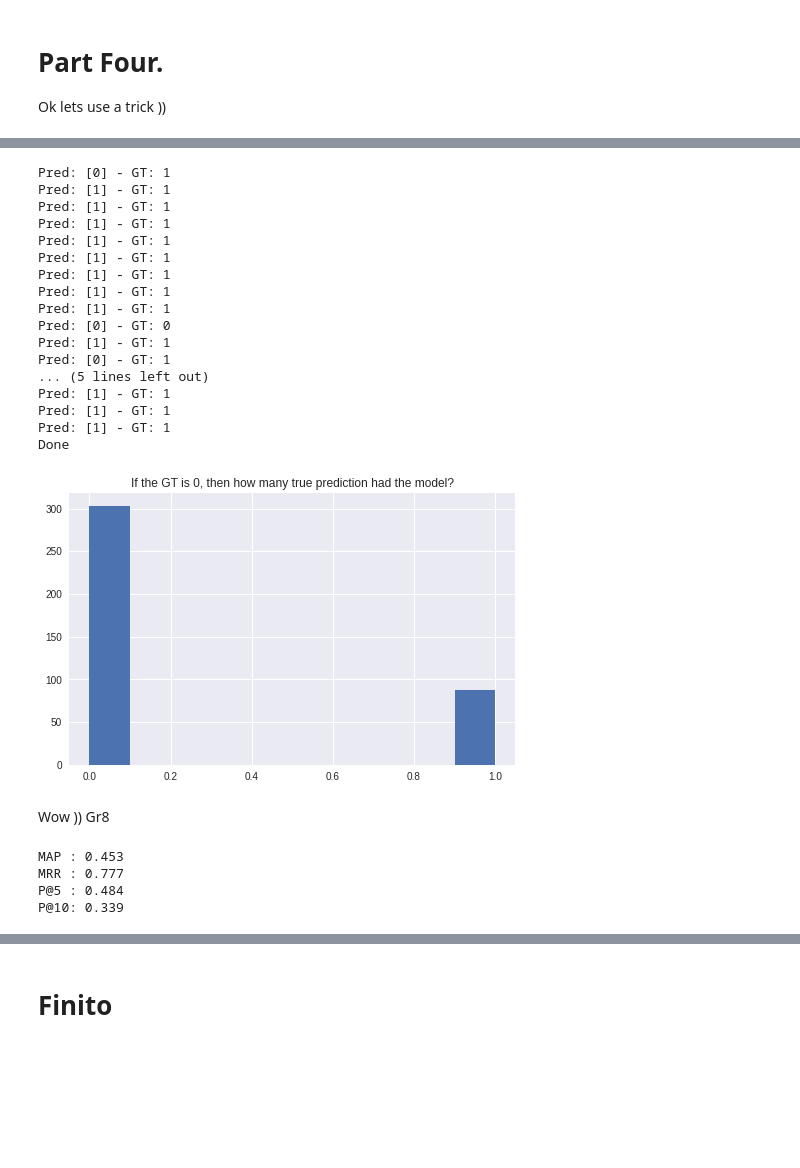
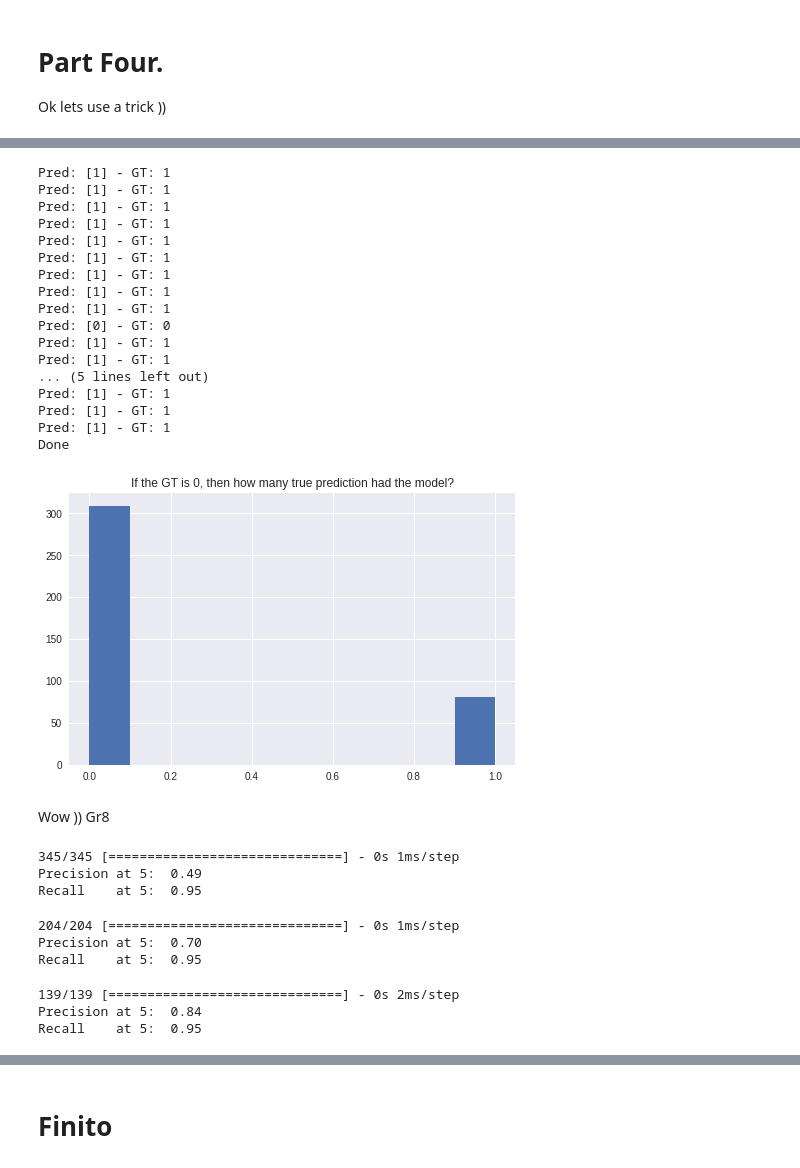
Before and after one commit to nahbos/AUT-Advanced-Information-Retrieval, a Jupyter notebook: Ex03/recommender_system.ipynb, the cells around one changed output, grey strips where cells are left out. Drawn from its saved outputs; the diff is of its cells as text; code cells hidden in the pictures; blank space fills up the shorter version.

```diff
--- a/Ex03/recommender_system.ipynb
+++ b/Ex03/recommender_system.ipynb
@@ -572,8 +643,8 @@ fc2 = Dense(32, activation='relu')(fc1)
 out = Dense(1, activation='sigmoid')(fc2)
 
 # Create model and compile it
-model = Model([user_input, restaurant_input, user_average_rates_input, restaurant_average_rates_input], out)
-model.compile(loss='binary_crossentropy', optimizer='adam', metrics=['accuracy'])
+advanced_model = Model([user_input, restaurant_input, user_average_rates_input, restaurant_average_rates_input], out)
+advanced_model.compile(loss='binary_crossentropy', optimizer='adam', metrics=['accuracy'])
 # %%
 train_user_avg = get_avg(train, 'user_id')
 train_restaurant_avg = get_avg(train, 'business_id')
@@ -582,9 +653,9 @@ val_restaurant_avg = get_avg(val, 'business_id')
 test_user_avg = get_avg(test, 'user_id')
 test_restaurant_avg = get_avg(test, 'business_id')
 # %%
-history = model.fit([train.user_id, train.business_id, train_user_avg, train_restaurant_avg], get_binary(train.rating),
-                    epochs=5,
-                    validation_data=([val.user_id, val.business_id, val_user_avg, val_restaurant_avg], get_binary(val.rating)),
-                    verbose=1)
+history = advanced_model.fit([train.user_id, train.business_id, train_user_avg, train_restaurant_avg], get_binary(train.rating),
+                        epochs=5,
+                        validation_data=([val.user_id, val.business_id, val_user_avg, val_restaurant_avg], get_binary(val.rating)),
+                        verbose=1)
 # %% [output]
 Epoch 1/5
@@ -605,3 +676,3 @@ model.evaluate([test.user_id, test.business_id, test_user_avg, test_restaurant_a
 # %%
-predictions = model.predict([test.user_id, test.business_id, test_user_avg, test_restaurant_avg])
+advanced_predictions = advanced_model.predict([test.user_id, test.business_id, test_user_avg, test_restaurant_avg])
 # %% [output]
@@ -609,8 +680,8 @@ predictions = model.predict([test.user_id, test.business_id, test_user_avg, test
 # %%
-[print('Pred: {} - GT: {}'.format([0 if predictions[i] < 0.5 else 1], get_binary(test.rating)[i])) for i in range(60, 80)]
+[print('Pred: {} - GT: {}'.format([0 if advanced_predictions[i] < 0.5 else 1], get_binary(test.rating)[i])) for i in range(60, 80)]
 print('Done')
 # %% [output]
-Pred: [0] - GT: 1
+Pred: [1] - GT: 1
 Pred: [1] - GT: 1
 Pred: [1] - GT: 1
 Pred: [1] - GT: 1
@@ -621,33 +692,43 @@ Pred: [1] - GT: 1
 Pred: [1] - GT: 1
 Pred: [0] - GT: 0
 Pred: [1] - GT: 1
-Pred: [0] - GT: 1
+Pred: [1] - GT: 1
 ... (5 lines left out)
 Pred: [1] - GT: 1
 Pred: [1] - GT: 1
 Pred: [1] - GT: 1
 Done
 # %%
-preds = [0 if predictions[i] < 0.5 else 1 for i in range(len(predictions))]
-temp = []
+adv_preds = [0 if advanced_predictions[i] < 0.5 else 1 for i in range(len(advanced_predictions))]
+adv_temp = []
 for i, ele in enumerate(get_binary(test.rating)):
     if ele == 0:
-        temp.append(preds[i])
+        adv_temp.append(adv_preds[i])
 # %%
 with plt.style.context('seaborn'):
     plt.figure(figsize=(8, 5))
-    plt.hist(temp)
+    plt.hist(adv_temp)
     plt.title('If the GT is 0, then how many true prediction had the model?')
     plt.show()
 # %% [output]
-[figure, old version]
+[figure, new version]
 # %% [markdown]
 Wow )) Gr8
-# %%
-print('P@5 : {:.3f}'.format())
-print('R@5 : {:.3f}'.format())
-# %% [output]
-MAP : 0.453
-MRR : 0.777
-P@5 : 0.484
-P@10: 0.339
+# %%
+evaluator(model=advanced_model, dataset=test_includes_2)
+# %% [output]
+345/345 [==============================] - 0s 1ms/step
+Precision at 5:  0.49
+Recall    at 5:  0.95
+# %%
+evaluator(model=advanced_model, dataset=test_includes_3)
+# %% [output]
+204/204 [==============================] - 0s 1ms/step
+Precision at 5:  0.70
+Recall    at 5:  0.95
+# %%
+evaluator(model=advanced_model, dataset=test_includes_4)
+# %% [output]
+139/139 [==============================] - 0s 2ms/step
+Precision at 5:  0.84
+Recall    at 5:  0.95
```
Also changed, not shown: parts of 29 cells of this notebook.
